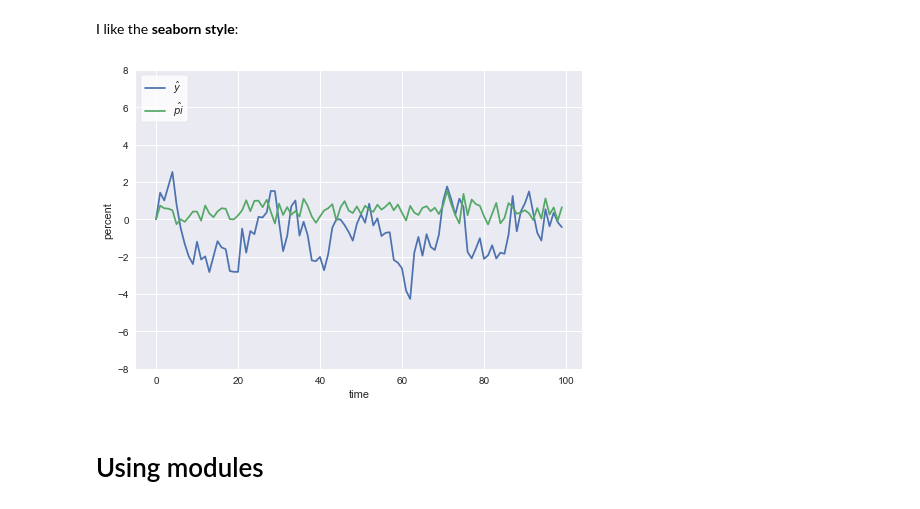
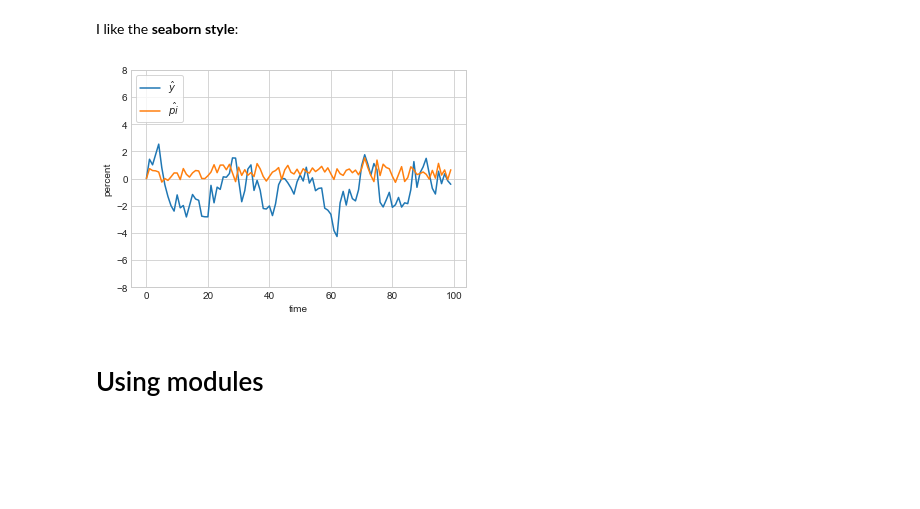
Before and after one commit to NumEconCopenhagen/lectures-2020, a Jupyter notebook: 01/Introduction.ipynb, the cells around one changed output. Drawn from its saved outputs; the diff is of its cells as text; code cells hidden in the pictures; blank space fills up the shorter version.

```diff
--- a/01/Introduction.ipynb
+++ b/01/Introduction.ipynb
@@ -224,22 +224,22 @@ ax.legend(loc='upper left');
 # %% [markdown]
 I like the **seaborn style**:
 # %%
-plt.style.use('seaborn')
+plt.style.use('seaborn-whitegrid')
 
 fig = plt.figure()
 ax = fig.add_subplot(1,1,1)
 
 ax.plot(y_hat,label='$\\hat{y}$')
 ax.plot(pi_hat,label='$\\hat{pi}$')
 
 ax.set_xlabel('time')
 
 ax.set_ylabel('percent')
 ax.set_ylim([-8,8])
 
 ax.legend(loc='upper left',facecolor='white',frameon='True');
 # %% [output]
-[figure, old version]
+[figure, new version]
 # %% [markdown]
 # Using modules
 # %% [markdown]
```
Also changed, not shown: parts of 1 cell of this notebook, 9 other files.
